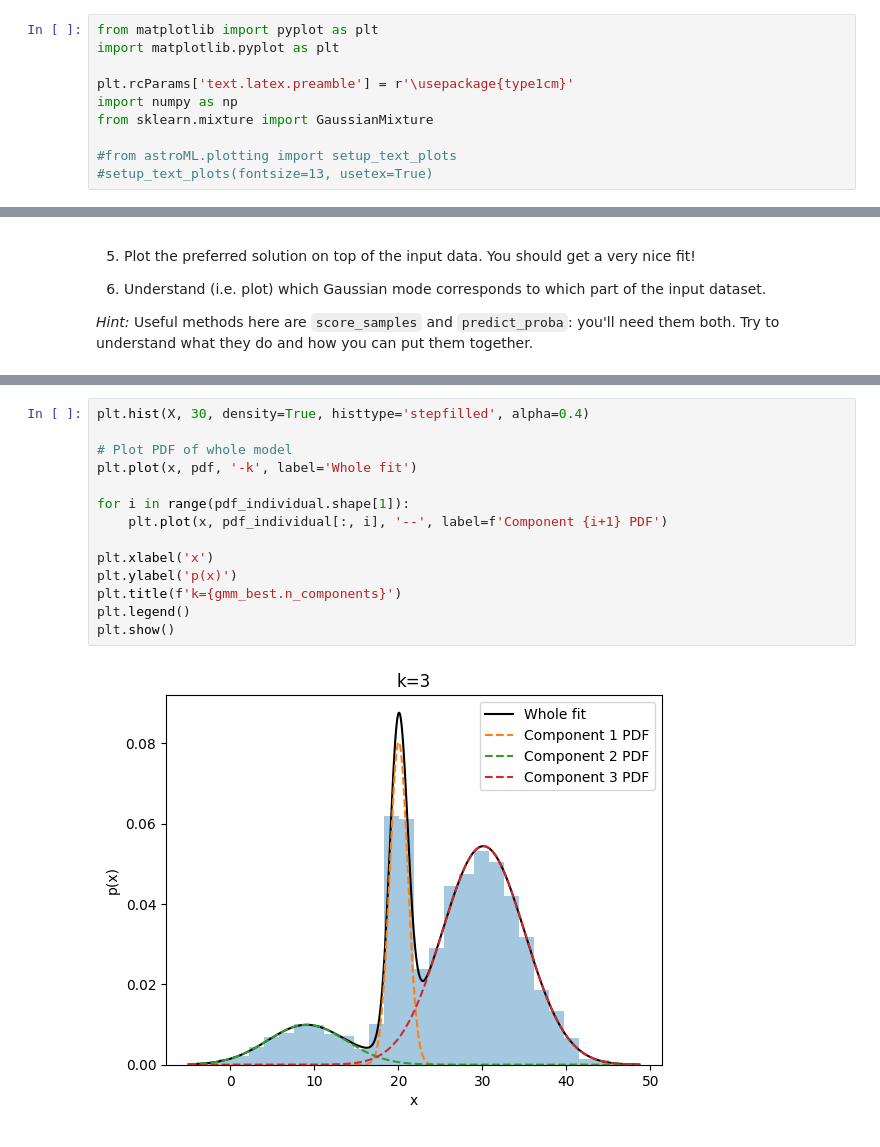
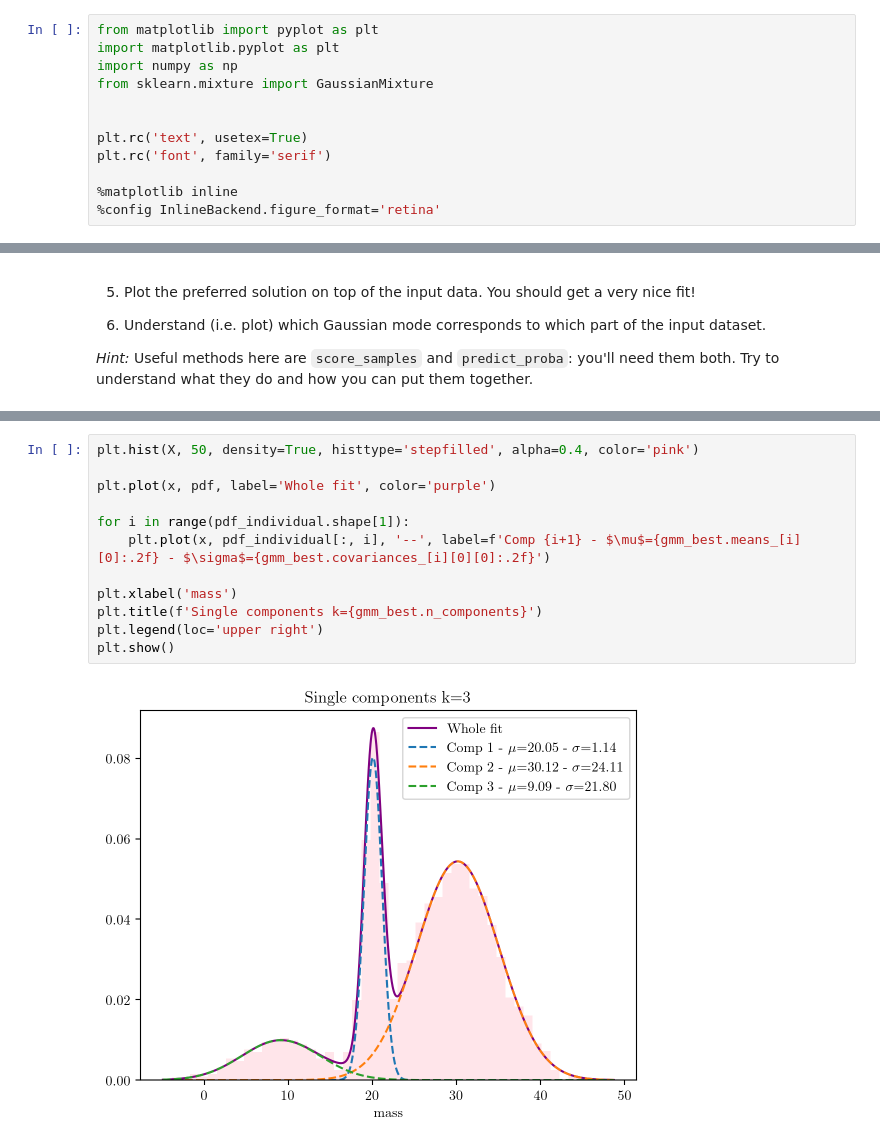
Before and after one commit to ludovicarbone/astrostatistics_bicocca_2024, a Jupyter notebook: working/L06_es.ipynb, the cells around one changed output, grey strips where cells are left out. Cells and saved outputs as stored; diff of their text form.

```diff
--- a/working/L06_es.ipynb
+++ b/working/L06_es.ipynb
@@ -6,13 +6,15 @@
 # %%
 from matplotlib import pyplot as plt
 import matplotlib.pyplot as plt
-
-plt.rcParams['text.latex.preamble'] = r'\usepackage{type1cm}'
 import numpy as np
 from sklearn.mixture import GaussianMixture
 
-#from astroML.plotting import setup_text_plots
-#setup_text_plots(fontsize=13, usetex=True)
+
+plt.rc('text', usetex=True)
+plt.rc('font', family='serif')
+
+%matplotlib inline
+%config InlineBackend.figure_format='retina'
 # %%
 X = np.load("../solutions/formationchannels.npy")
 # %%
@@ -83,16 +81,14 @@ plt.show()
 # %%
-plt.hist(X, 30, density=True, histtype='stepfilled', alpha=0.4)
+plt.hist(X, 50, density=True, histtype='stepfilled', alpha=0.4, color='pink')
 
-# Plot PDF of whole model
-plt.plot(x, pdf, '-k', label='Whole fit')
+plt.plot(x, pdf, label='Whole fit', color='purple')
 
 for i in range(pdf_individual.shape[1]):
-    plt.plot(x, pdf_individual[:, i], '--', label=f'Component {i+1} PDF')
+    plt.plot(x, pdf_individual[:, i], '--', label=f'Comp {i+1} - $\mu$={gmm_best.means_[i][0]:.2f} - $\sigma$={gmm_best.covariances_[i][0][0]:.2f}')
 
-plt.xlabel('x')
-plt.ylabel('p(x)')
-plt.title(f'k={gmm_best.n_components}')
-plt.legend()
+plt.xlabel('mass')
+plt.title(f'Single components k={gmm_best.n_components}')
+plt.legend(loc='upper right')
 plt.show()
 # %% [output]
-[figure, old version]
+[figure, new version]
```
Also changed, not shown: parts of 5 cells of this notebook, 1 other file.
